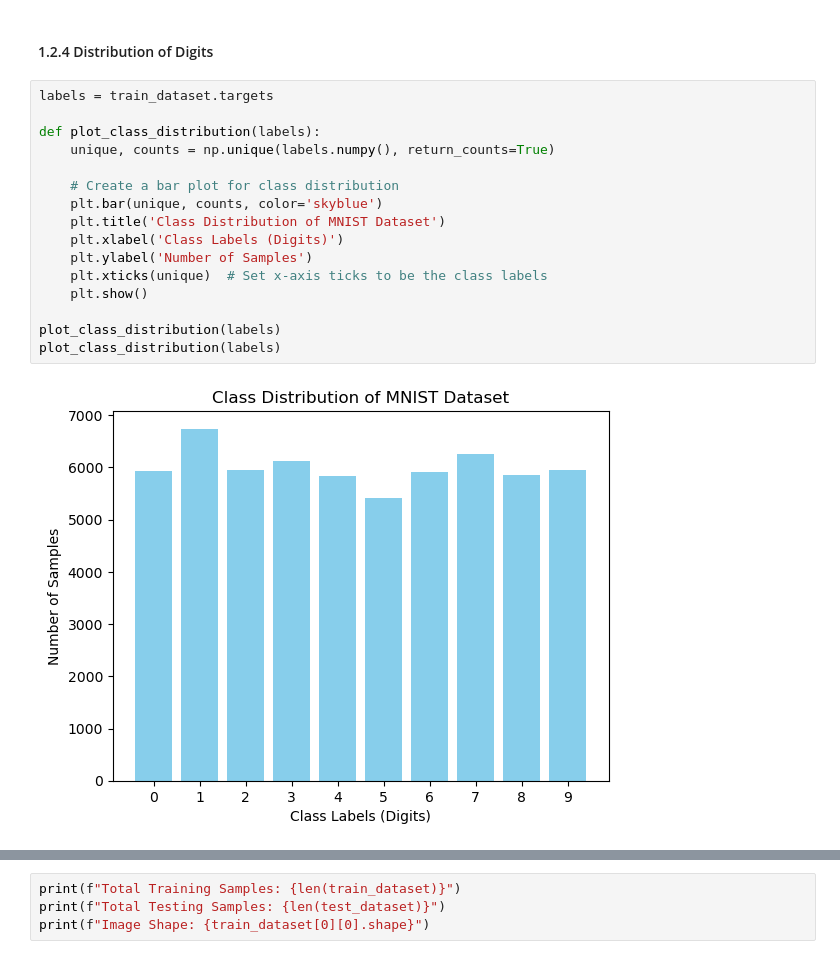
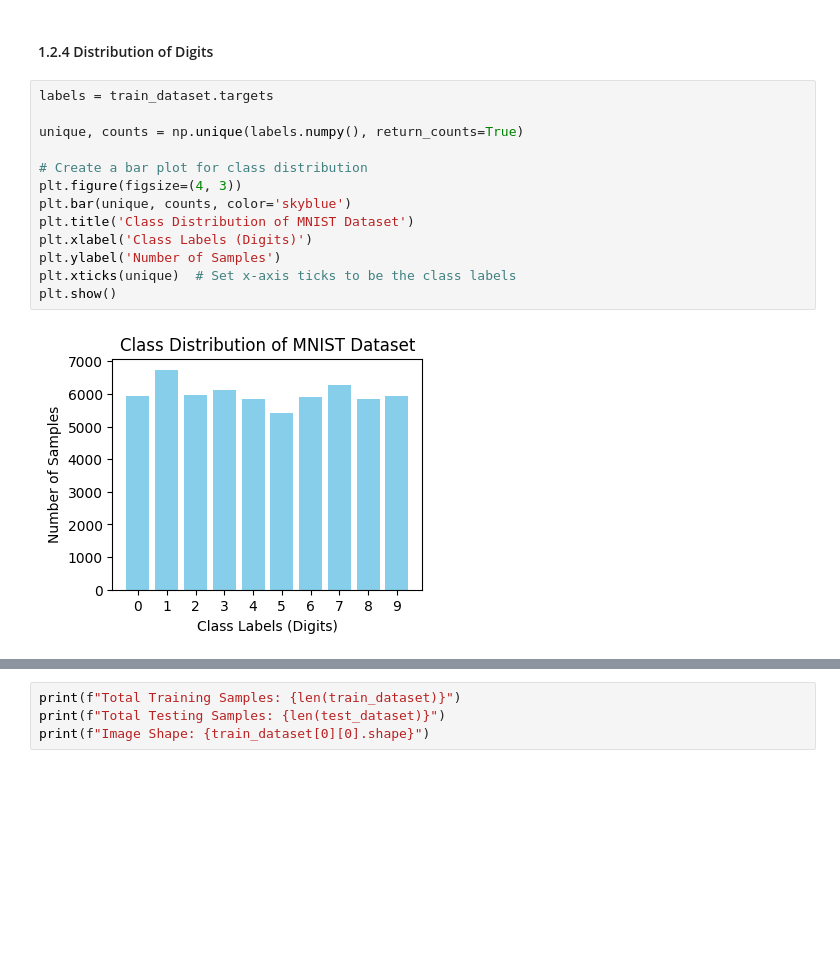
Before and after one commit to Team-Synapse-UoM/Custom-CNN-ImageClassification, a Jupyter notebook: data.ipynb, the cells around one changed output, grey strips where cells are left out. Saved outputs shown, nothing was run; the diff lists cells and outputs as text; blank space fills up the shorter version.

```diff
--- a/data.ipynb
+++ b/data.ipynb
@@ -140,18 +143,15 @@ plt.show()
 # %%
 labels = train_dataset.targets
 
-def plot_class_distribution(labels):
-    unique, counts = np.unique(labels.numpy(), return_counts=True)
+unique, counts = np.unique(labels.numpy(), return_counts=True)
 
-    # Create a bar plot for class distribution
-    plt.bar(unique, counts, color='skyblue')
-    plt.title('Class Distribution of MNIST Dataset')
-    plt.xlabel('Class Labels (Digits)')
-    plt.ylabel('Number of Samples')
-    plt.xticks(unique)  # Set x-axis ticks to be the class labels
-    plt.show()
-
-plot_class_distribution(labels)
-plot_class_distribution(labels)
+# Create a bar plot for class distribution
+plt.figure(figsize=(4, 3))
+plt.bar(unique, counts, color='skyblue')
+plt.title('Class Distribution of MNIST Dataset')
+plt.xlabel('Class Labels (Digits)')
+plt.ylabel('Number of Samples')
+plt.xticks(unique)  # Set x-axis ticks to be the class labels
+plt.show()
 # %% [output]
-[figure, old version]
+[figure, new version]
```
Also changed, not shown: parts of 8 cells of this notebook.
